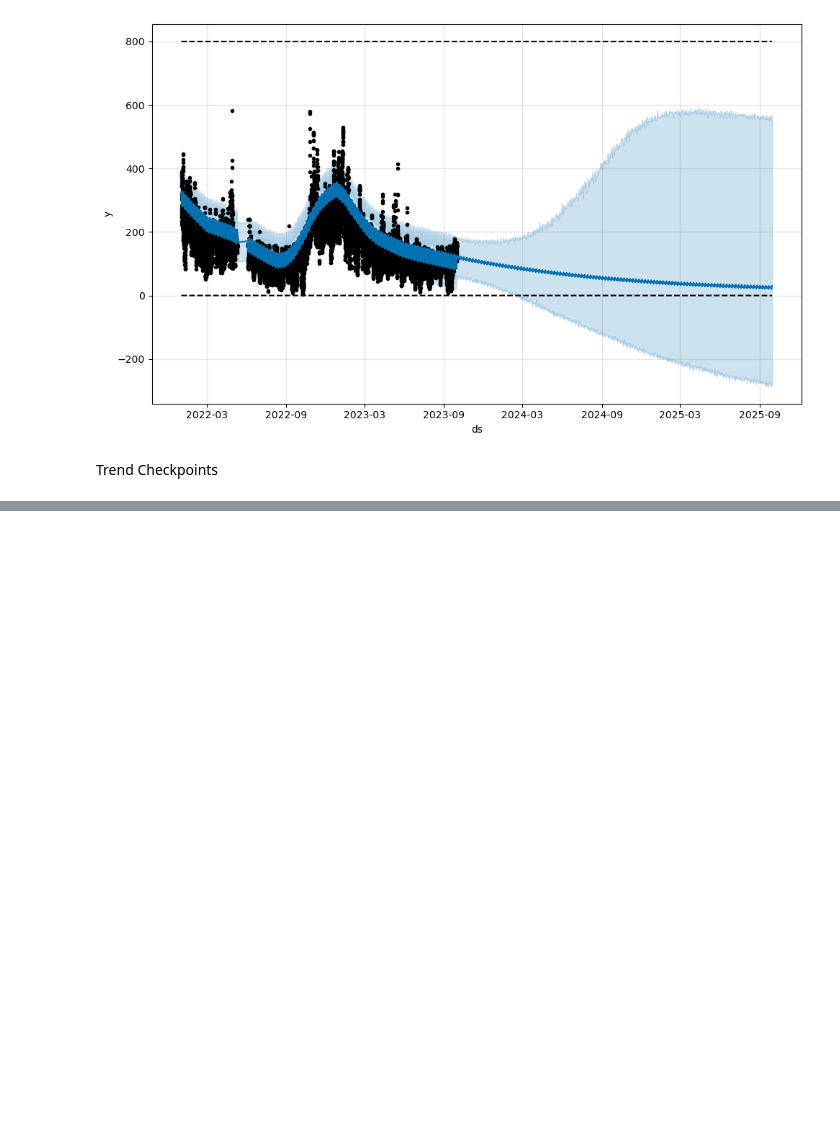
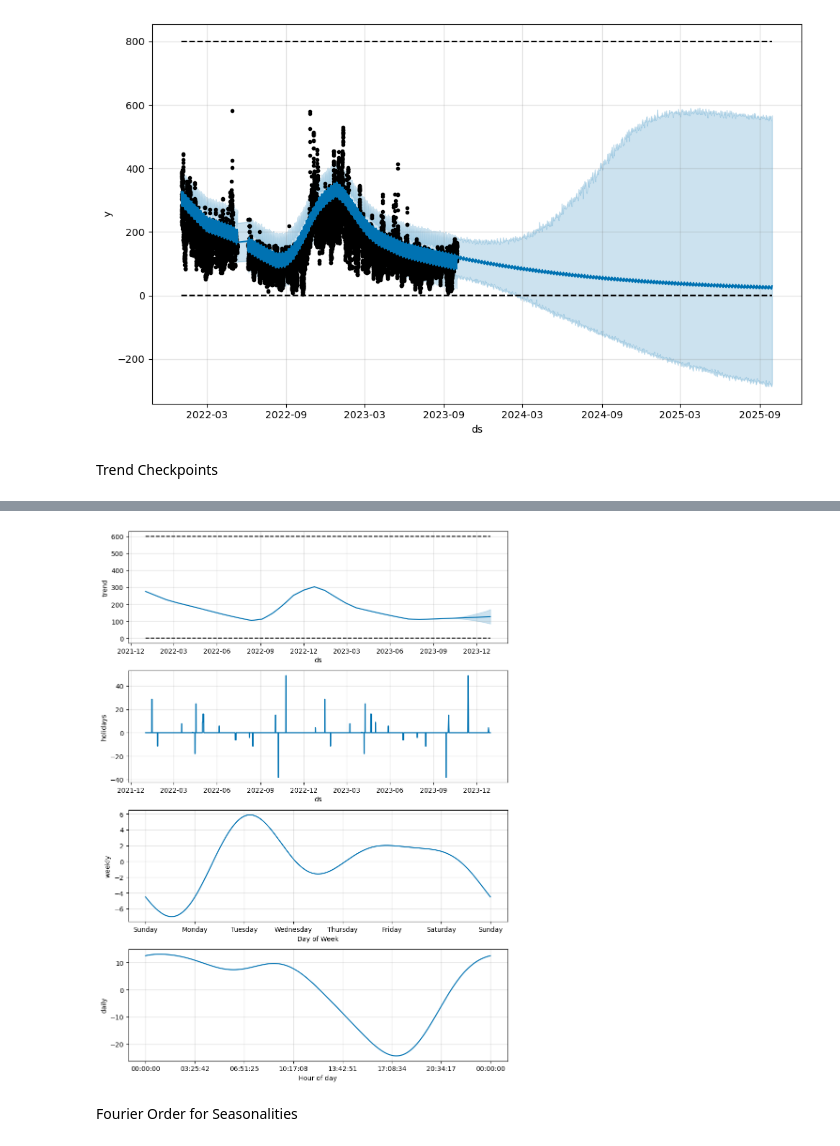
Before and after one commit to ARKA1112/Time_Series_R, a Jupyter notebook: prophet_usecase.ipynb, the cells around one changed output, grey strips where cells are left out. Cells and saved outputs as stored; diff of their text form; code cells hidden in the pictures; blank space fills up the shorter version.

```diff
--- a/prophet_usecase.ipynb
+++ b/prophet_usecase.ipynb
@@ -428,0 +480,4 @@ Trend Checkpoints
+# %%
+from prophet.make_holidays import make_holidays_df
+
+national_holidays_ind = make_holidays_df(year_list=[2018 + i for i in range(10)],country="IND")
@@ -428,0 +498,7 @@ Trend Checkpoints
+# %%
+train_data_1['floor'] = 0
+train_data_1['cap'] = 500
+
+model = Prophet(growth='logistic',changepoint_range=0.9, holidays=national_holidays_ind,)
+# %%
+model.fit(train_data_1)
@@ -428,0 +529,11 @@ Trend Checkpoints
+# %%
+# Forecast
+future = model.make_future_dataframe(periods=90)
+future['cap'] = 600
+future['floor'] = 0
+forecast = model.predict(future)
+fig = model.plot_components(forecast)
+# %% [output]
+[figure, added]
+# %% [markdown]
+Fourier Order for Seasonalities
```
Also changed, not shown: parts of 17 cells of this notebook.
